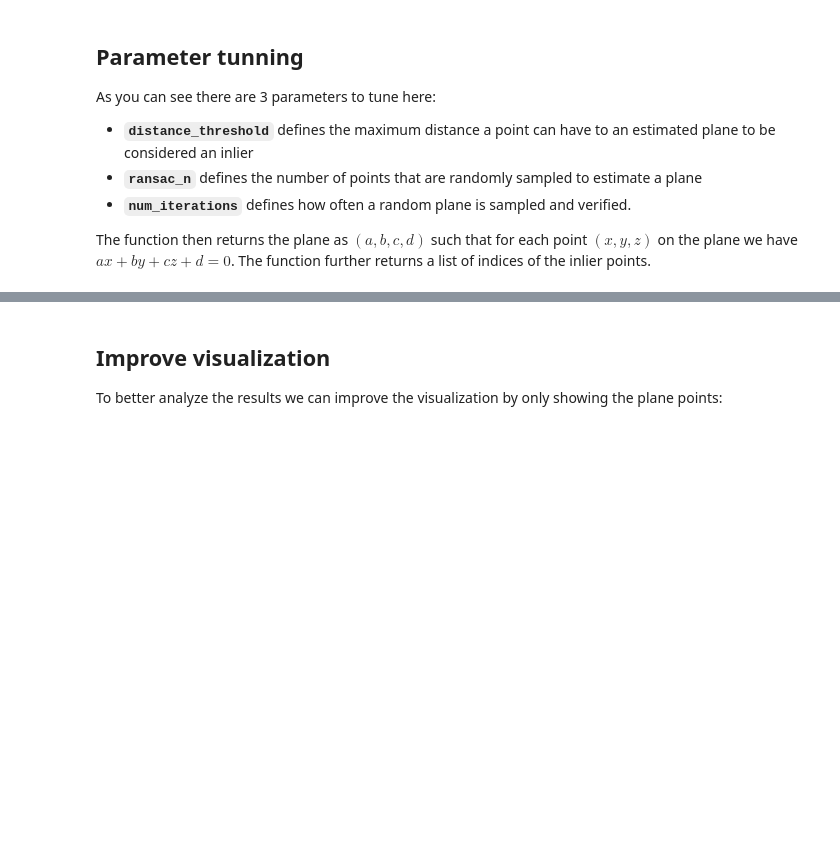
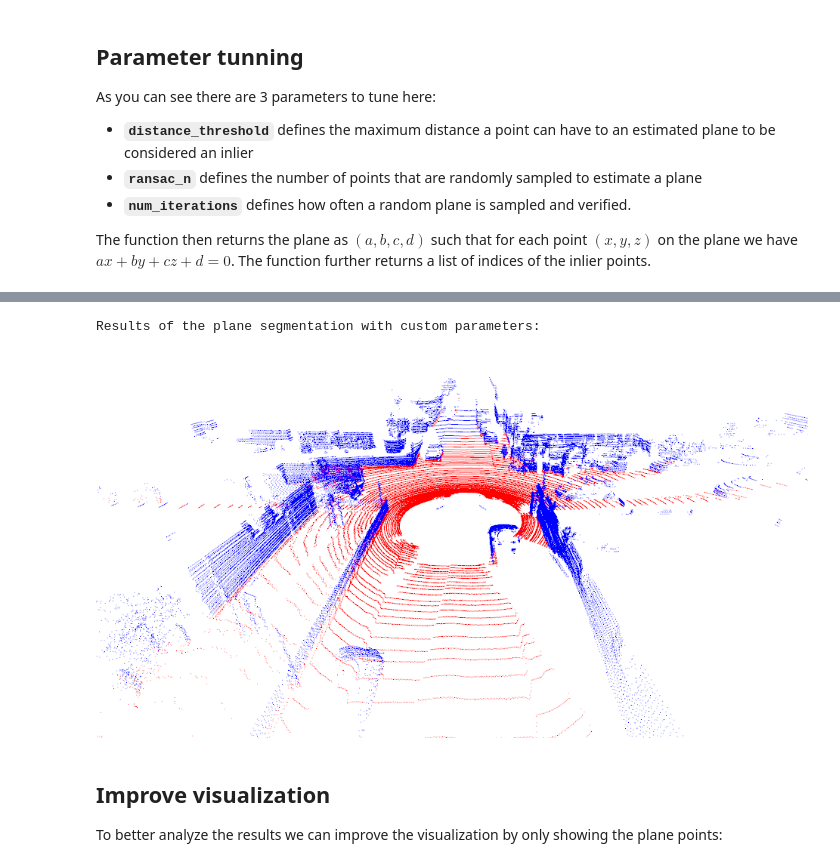
Before and after one commit to nachovizzo/open3d_cpp_python, a Jupyter notebook: plane_segmentation.ipynb, the cells around one changed output, grey strips where cells are left out. Saved outputs shown, nothing was run; the diff lists cells and outputs as text; code cells hidden in the pictures; blank space fills up the shorter version.

```diff
--- a/plane_segmentation.ipynb
+++ b/plane_segmentation.ipynb
@@ -83,3 +106,15 @@ Results of the plane segmentation:
+# %%
+# Custom params
+distance_threshold = 0.2
+ransac_n = 3
+num_iterations = 1000
+
+print("Results of the plane segmentation with custom parameters:")
+plane_cloud, rest_cloud = \
+    segment_and_visualize_point_cloud(pcd, distance_threshold, ransac_n, num_iterations)
+# %% [output]
+Results of the plane segmentation with custom parameters:
+[figure, added]
 # %% [markdown]
 ## Improve visualization
 
```
Also changed, not shown: parts of 20 cells of this notebook, 1 other file.
